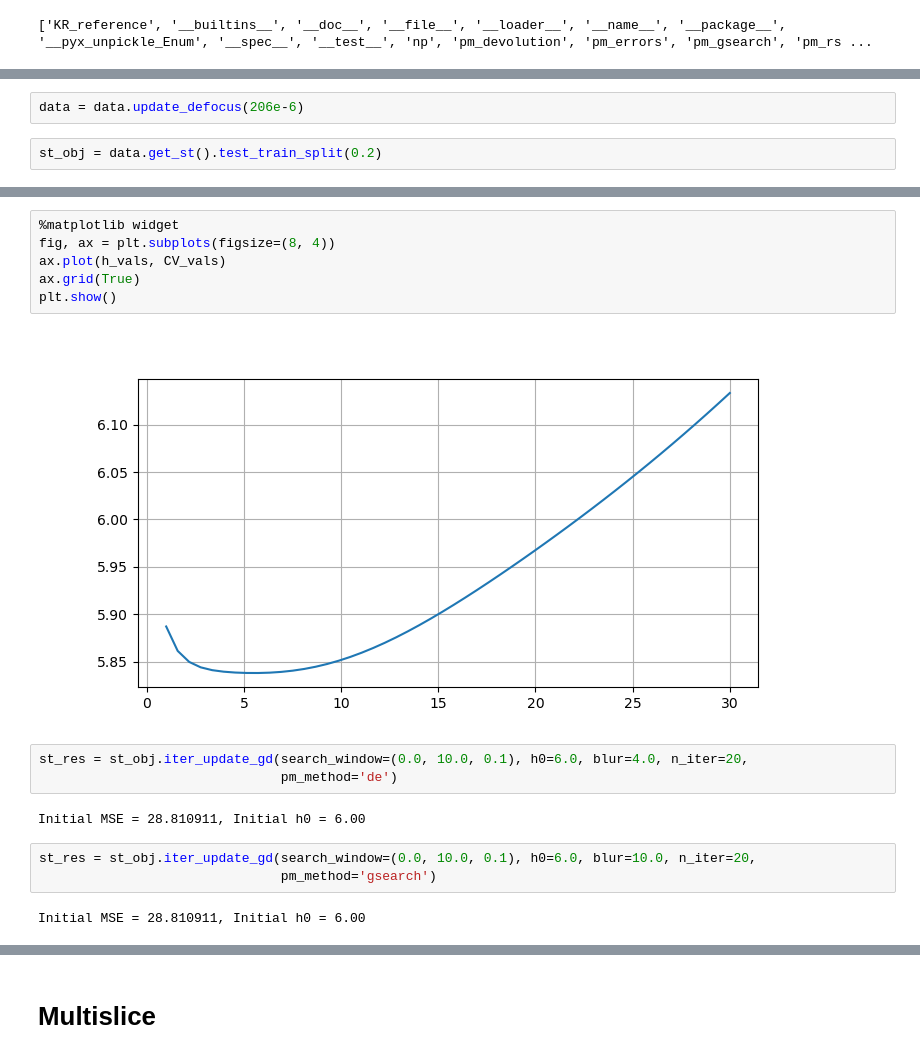
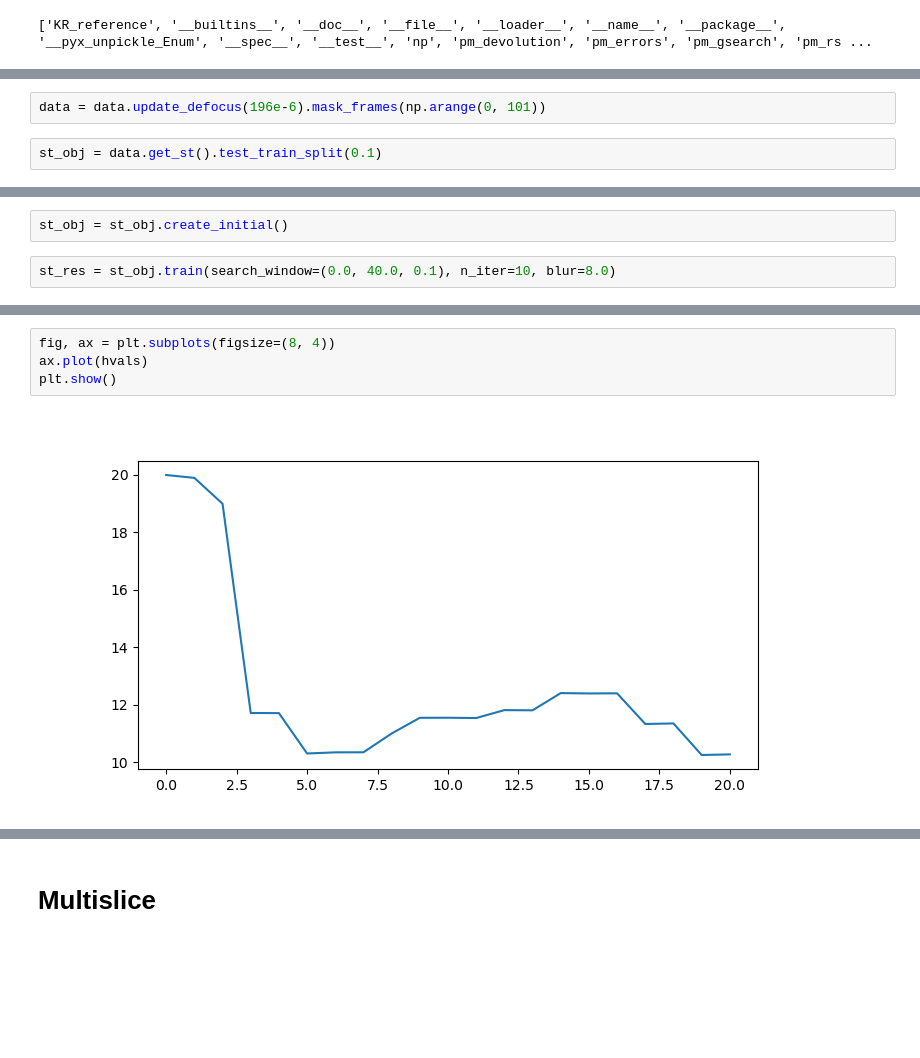
Before and after one commit to simply-nicky/pyrost, a Jupyter notebook: dev.ipynb, the cells around one changed output, grey strips where cells are left out. Drawn from its saved outputs; the diff is of its cells as text; blank space fills up the shorter version.

```diff
--- a/dev.ipynb
+++ b/dev.ipynb
@@ -80,4 +107,4 @@ plt.show()
 # %%
-data = data.update_defocus(206e-6)
+data = data.update_defocus(196e-6).mask_frames(np.arange(0, 101))
 # %%
-st_obj = data.get_st().test_train_split(0.2)
+st_obj = data.get_st().test_train_split(0.1)
@@ -86,0 +111,4 @@ CV_vals = st_obj.CV_curve(h_vals)
+# %%
+st_obj = st_obj.create_initial()
+# %%
+st_res = st_obj.train(search_window=(0.0, 40.0, 0.1), n_iter=10, blur=8.0)
@@ -87,18 +213,6 @@ CV_vals = st_obj.CV_curve(h_vals)
 # %%
-%matplotlib widget
 fig, ax = plt.subplots(figsize=(8, 4))
-ax.plot(h_vals, CV_vals)
-ax.grid(True)
+ax.plot(hvals)
 plt.show()
 # %% [output]
-[figure, old version]
+[figure, new version]
-# %%
-st_res = st_obj.iter_update_gd(search_window=(0.0, 10.0, 0.1), h0=6.0, blur=4.0, n_iter=20,
-                               pm_method='de')
-# %% [output]
-Initial MSE = 28.810911, Initial h0 = 6.00
-# %%
-st_res = st_obj.iter_update_gd(search_window=(0.0, 10.0, 0.1), h0=6.0, blur=10.0, n_iter=20,
-                               pm_method='gsearch')
-# %% [output]
-Initial MSE = 28.810911, Initial h0 = 6.00
```
Also changed, not shown: parts of 26 cells of this notebook, 34 other files.
